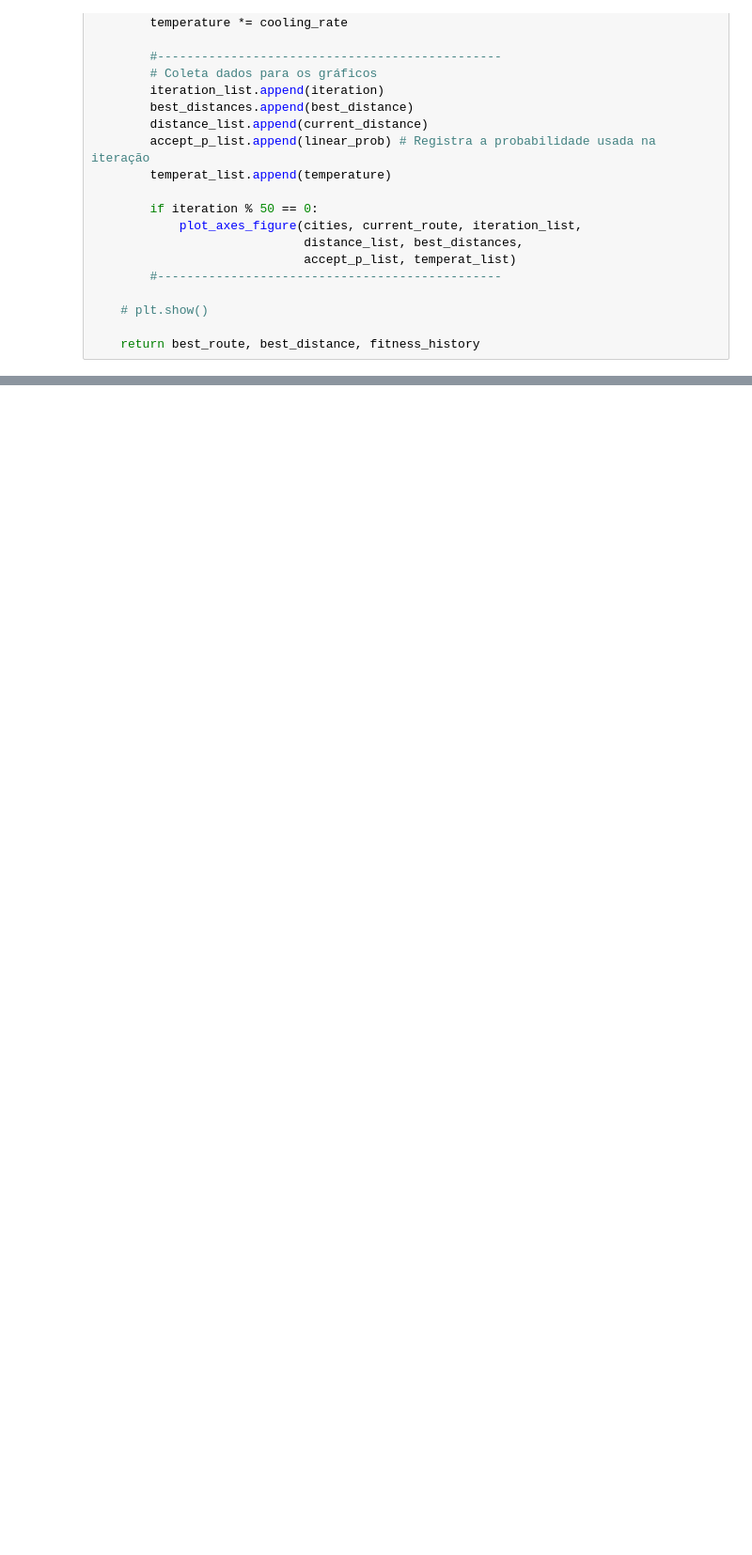
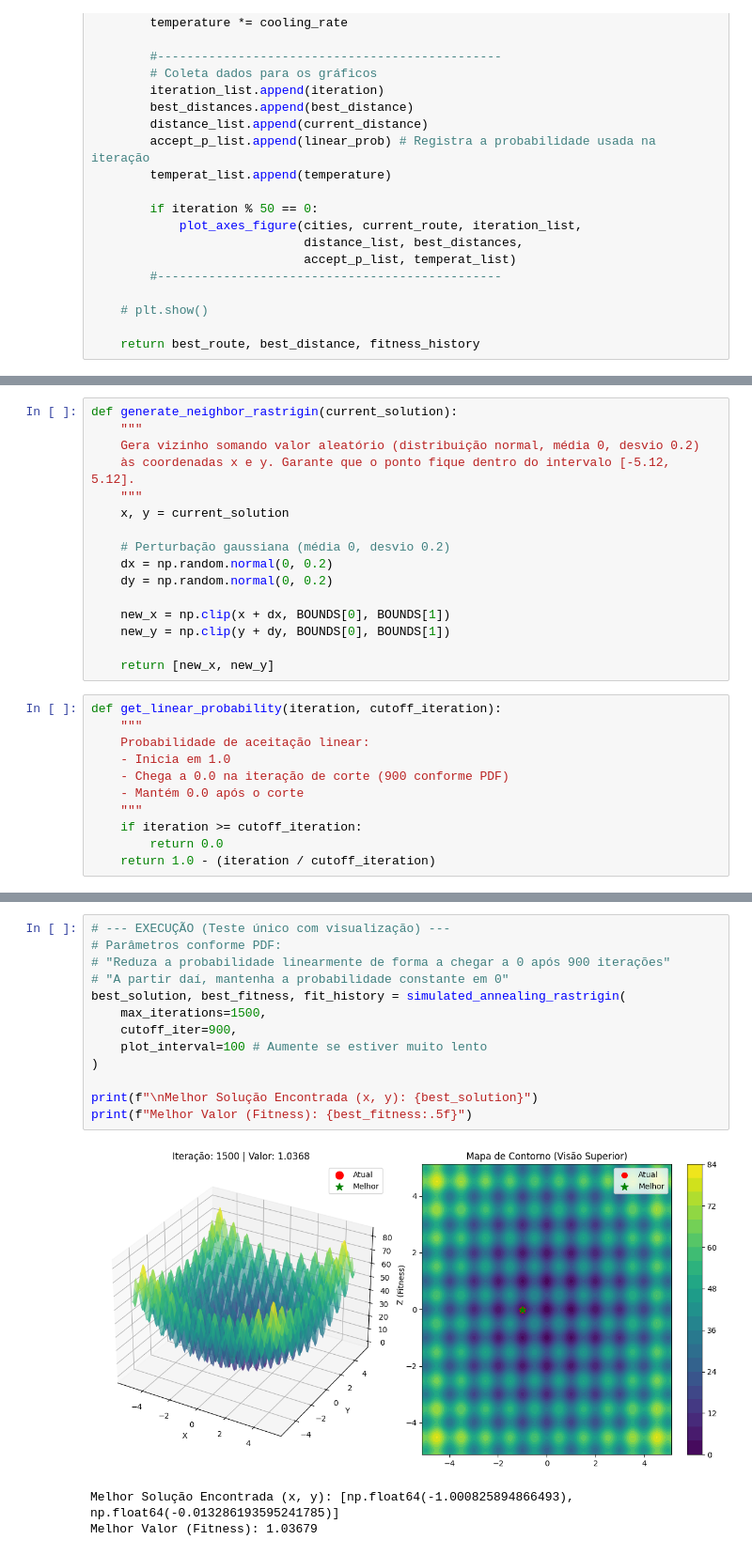
Before and after one commit to alan-saar/genetic-sa-otimization, a Jupyter notebook: A_SimulatedAnnealing_TSP.ipynb, the cells around one changed output, grey strips where cells are left out. Shown at 94% size. Cells and saved outputs as stored; diff of their text form; blank space fills up the shorter version.

Commit message:
rastrigin funcional com sa

```diff
--- a/A_SimulatedAnnealing_TSP.ipynb
+++ b/A_SimulatedAnnealing_TSP.ipynb
@@ -626,0 +644,27 @@ plot_best_tour(cities_coords, best_overall_tour, min_overall_cost)
+# %%
+def generate_neighbor_rastrigin(current_solution):
+    """
+    Gera vizinho somando valor aleatório (distribuição normal, média 0, desvio 0.2)
+    às coordenadas x e y. Garante que o ponto fique dentro do intervalo [-5.12, 5.12].
+    """
+    x, y = current_solution
+
+    # Perturbação gaussiana (média 0, desvio 0.2)
+    dx = np.random.normal(0, 0.2)
+    dy = np.random.normal(0, 0.2)
+
+    new_x = np.clip(x + dx, BOUNDS[0], BOUNDS[1])
+    new_y = np.clip(y + dy, BOUNDS[0], BOUNDS[1])
+
+    return [new_x, new_y]
+# %%
+def get_linear_probability(iteration, cutoff_iteration):
+    """
+    Probabilidade de aceitação linear:
+    - Inicia em 1.0
+    - Chega a 0.0 na iteração de corte (900 conforme PDF)
+    - Mantém 0.0 após o corte
+    """
+    if iteration >= cutoff_iteration:
+        return 0.0
+    return 1.0 - (iteration / cutoff_iteration)
@@ -626,0 +768,17 @@ plot_best_tour(cities_coords, best_overall_tour, min_overall_cost)
+# %%
+# --- EXECUÇÃO (Teste único com visualização) ---
+# Parâmetros conforme PDF:
+# "Reduza a probabilidade linearmente de forma a chegar a 0 após 900 iterações"
+# "A partir daí, mantenha a probabilidade constante em 0"
+best_solution, best_fitness, fit_history = simulated_annealing_rastrigin(
+    max_iterations=1500,
+    cutoff_iter=900,
+    plot_interval=100 # Aumente se estiver muito lento
+)
+
+print(f"\nMelhor Solução Encontrada (x, y): {best_solution}")
+print(f"Melhor Valor (Fitness): {best_fitness:.5f}")
+# %% [output]
+[figure, added]
+Melhor Solução Encontrada (x, y): [np.float64(-1.000825894866493), np.float64(-0.013286193595241785)]
+Melhor Valor (Fitness): 1.03679
```
Also changed, not shown: parts of 14 cells of this notebook, 1 other file.
